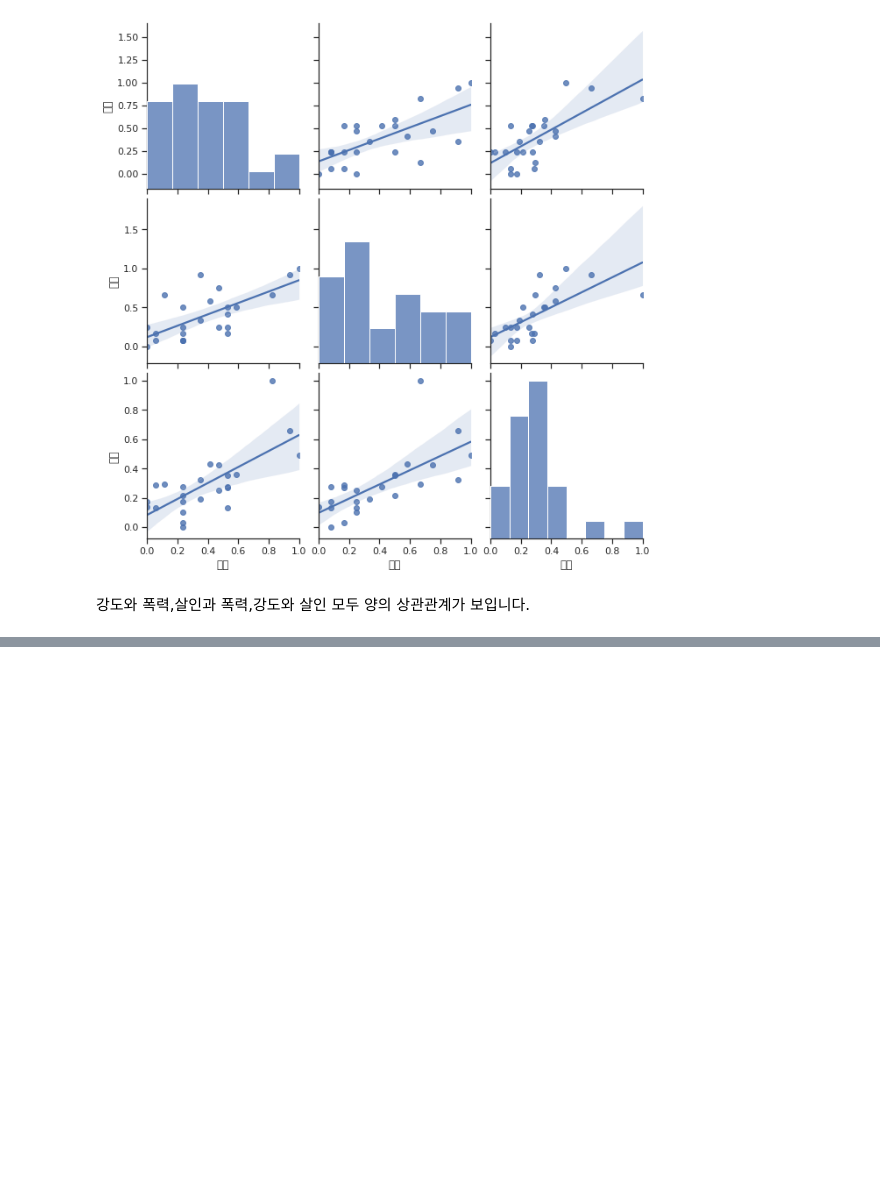
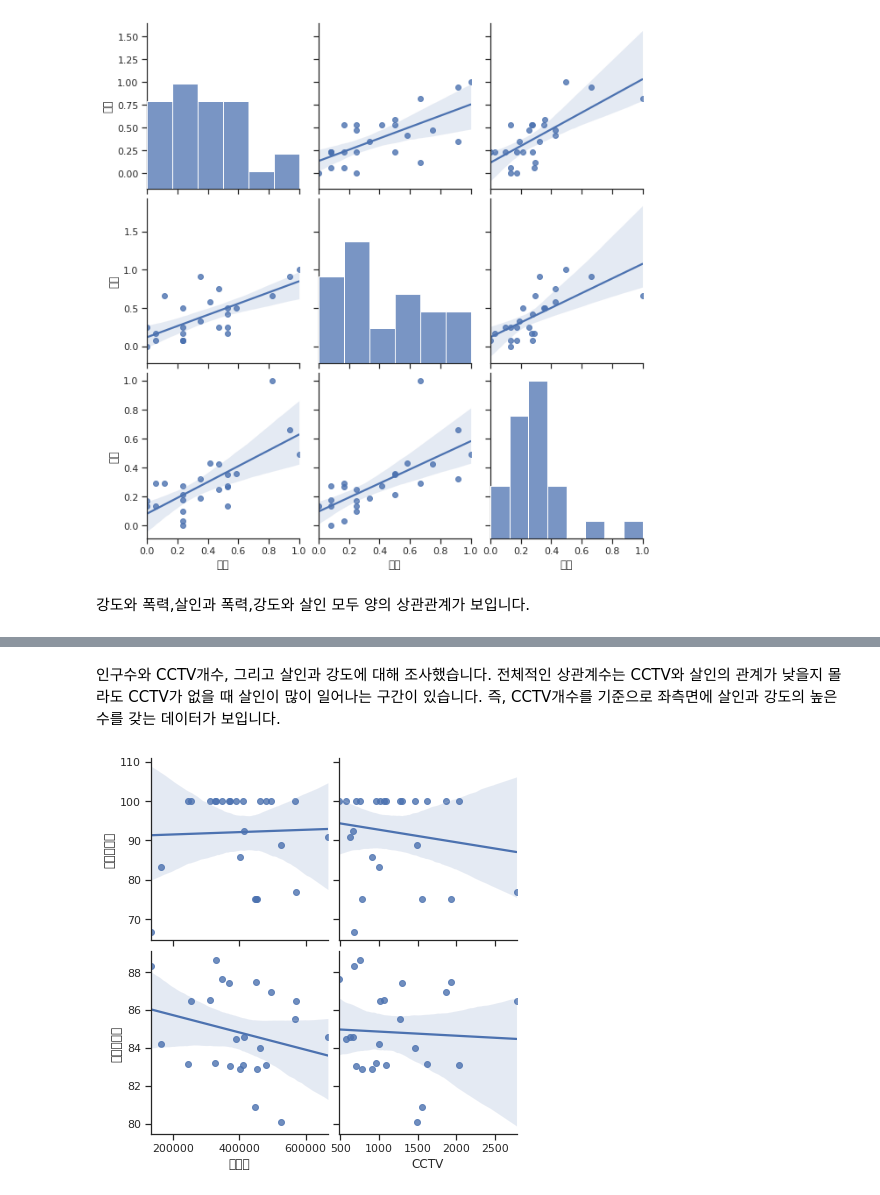
Before and after one commit to wntkdl94/DataScience_study, a Jupyter notebook: chapter2.ipynb, the cells around one changed output, grey strips where cells are left out. Cells and saved outputs as stored; diff of their text form; code cells hidden in the pictures; blank space fills up the shorter version.

```diff
--- a/chapter2.ipynb
+++ b/chapter2.ipynb
@@ -626,0 +627,9 @@ plt.show()
+# %% [markdown]
+인구수와 CCTV개수, 그리고 살인과 강도에 대해 조사했습니다. 전체적인 상관계수는 CCTV와 살인의 관계가 낮을지 몰라도 CCTV가 없을 때 살인이 많이 일어나는 구간이 있습니다. 즉, CCTV개수를 기준으로 좌측면에 살인과 강도의 높은 수를 갖는 데이터가 보입니다.
+# %%
+sns.pairplot(crime_anal_norm,
+            x_vars=["인구수", "CCTV"],
+            y_vars=["살인검거율", "폭력검거율"], kind='reg', size=3)
+plt.show()
+# %% [output]
+[figure, added]
```
Also changed, not shown: parts of 57 cells of this notebook, 2 other files.
